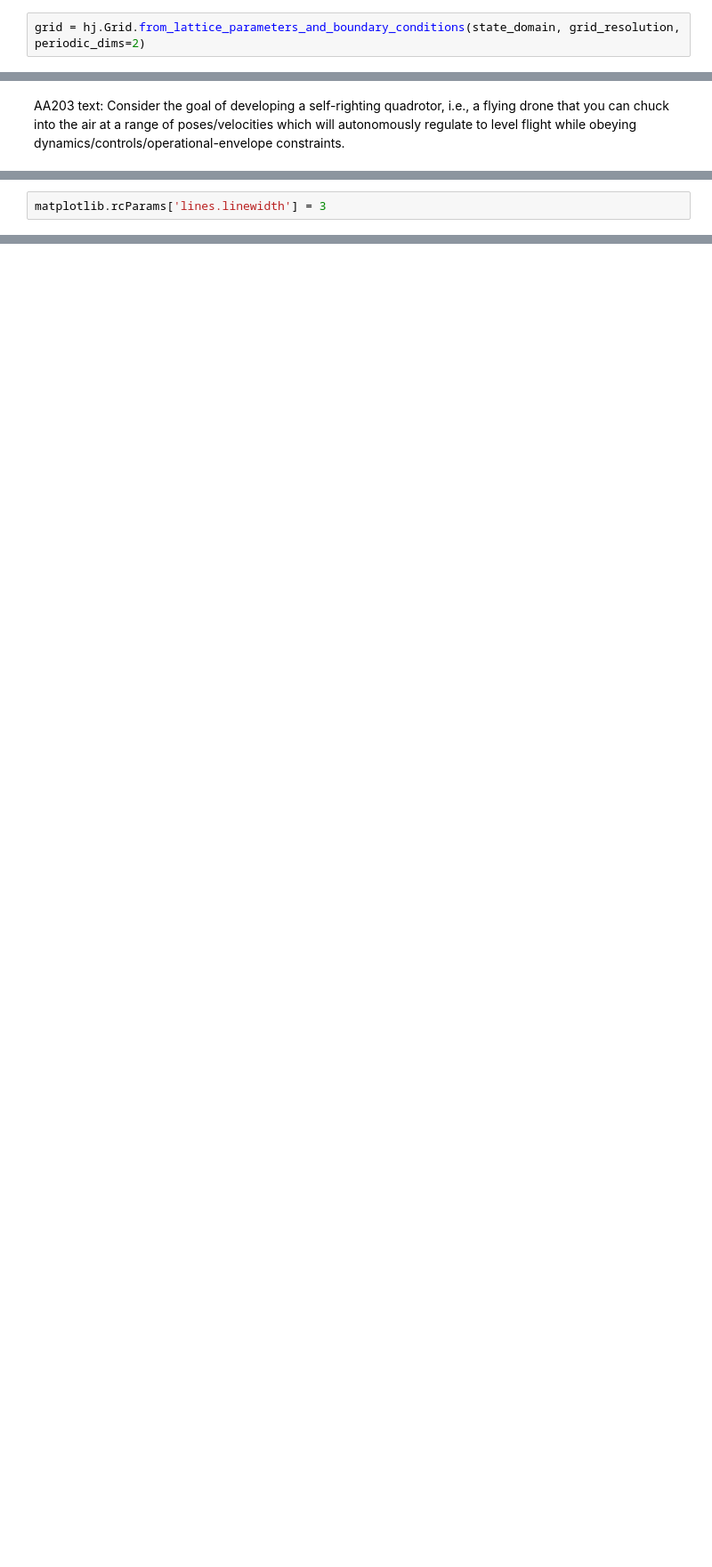
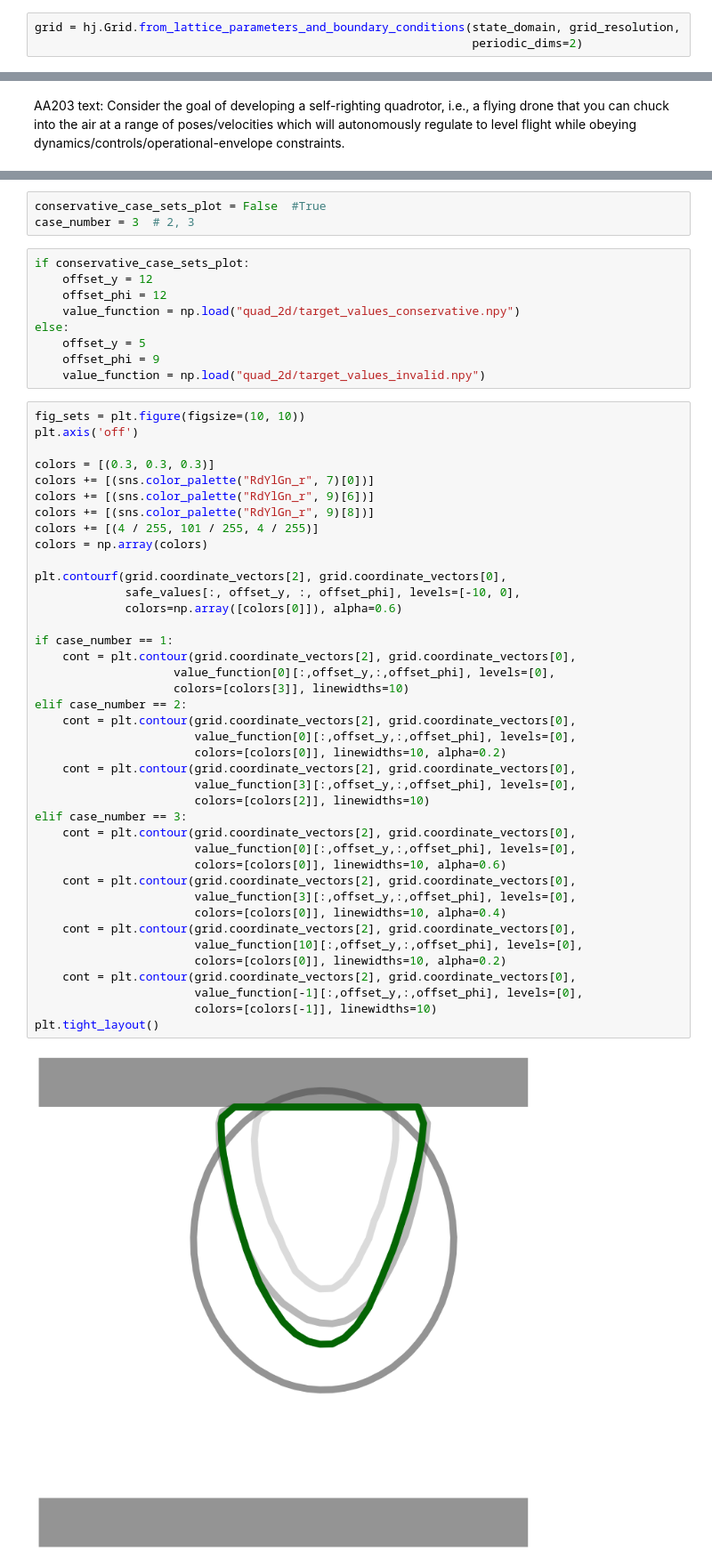
Before and after one commit to UCSD-SASLab/refineCBF, a Jupyter notebook: examples/quad_vertical.ipynb, the cells around one changed output, grey strips where cells are left out. Shown at 89% size. Saved outputs shown, nothing was run; the diff lists cells and outputs as text; blank space fills up the shorter version.

```diff
--- a/examples/quad_vertical.ipynb
+++ b/examples/quad_vertical.ipynb
@@ -195,5 +228,6 @@ grid_resolution = (25, 25, 30, 25)  # can/should be increased if running on GPU,
 # %%
-grid = hj.Grid.from_lattice_parameters_and_boundary_conditions(state_domain, grid_resolution, periodic_dims=2)
+grid = hj.Grid.from_lattice_parameters_and_boundary_conditions(state_domain, grid_resolution,
+                                                               periodic_dims=2)
 # %%
 safe_values = hj.utils.multivmap(safe_set, jnp.arange(4))(grid.states)
 # %%
@@ -423,2 +261,0 @@ for i, t in enumerate(tqdm(ts)):
-# %%
-matplotlib.rcParams['lines.linewidth'] = 3
@@ -502,0 +330,54 @@ import matplotlib.animation as anim
+# %%
+conservative_case_sets_plot = False  #True
+case_number = 3  # 2, 3
+# %%
+if conservative_case_sets_plot:
+    offset_y = 12
+    offset_phi = 12
+    value_function = np.load("quad_2d/target_values_conservative.npy")
+else:
+    offset_y = 5
+    offset_phi = 9
+    value_function = np.load("quad_2d/target_values_invalid.npy")
+# %%
+fig_sets = plt.figure(figsize=(10, 10))
+plt.axis('off')
+
+colors = [(0.3, 0.3, 0.3)]
+colors += [(sns.color_palette("RdYlGn_r", 7)[0])]
+colors += [(sns.color_palette("RdYlGn_r", 9)[6])]
+colors += [(sns.color_palette("RdYlGn_r", 9)[8])]
+colors += [(4 / 255, 101 / 255, 4 / 255)]
+colors = np.array(colors)
+
+plt.contourf(grid.coordinate_vectors[2], grid.coordinate_vectors[0],
+             safe_values[:, offset_y, :, offset_phi], levels=[-10, 0],
+             colors=np.array([colors[0]]), alpha=0.6)
+
+if case_number == 1:
+    cont = plt.contour(grid.coordinate_vectors[2], grid.coordinate_vectors[0],
+                    value_function[0][:,offset_y,:,offset_phi], levels=[0],
+                    colors=[colors[3]], linewidths=10)
+elif case_number == 2:
+    cont = plt.contour(grid.coordinate_vectors[2], grid.coordinate_vectors[0],
+                       value_function[0][:,offset_y,:,offset_phi], levels=[0],
+                       colors=[colors[0]], linewidths=10, alpha=0.2)
+    cont = plt.contour(grid.coordinate_vectors[2], grid.coordinate_vectors[0],
+                       value_function[3][:,offset_y,:,offset_phi], levels=[0],
+                       colors=[colors[2]], linewidths=10)
+elif case_number == 3:
+    cont = plt.contour(grid.coordinate_vectors[2], grid.coordinate_vectors[0],
+                       value_function[0][:,offset_y,:,offset_phi], levels=[0],
+                       colors=[colors[0]], linewidths=10, alpha=0.6)
+    cont = plt.contour(grid.coordinate_vectors[2], grid.coordinate_vectors[0],
+                       value_function[3][:,offset_y,:,offset_phi], levels=[0],
+                       colors=[colors[0]], linewidths=10, alpha=0.4)
+    cont = plt.contour(grid.coordinate_vectors[2], grid.coordinate_vectors[0],
+                       value_function[10][:,offset_y,:,offset_phi], levels=[0],
+                       colors=[colors[0]], linewidths=10, alpha=0.2)
+    cont = plt.contour(grid.coordinate_vectors[2], grid.coordinate_vectors[0],
+                       value_function[-1][:,offset_y,:,offset_phi], levels=[0],
+                       colors=[colors[-1]], linewidths=10)
+plt.tight_layout()
+# %% [output]
+[figure, added]
```
Also changed, not shown: parts of 92 cells of this notebook, 3 other files.
